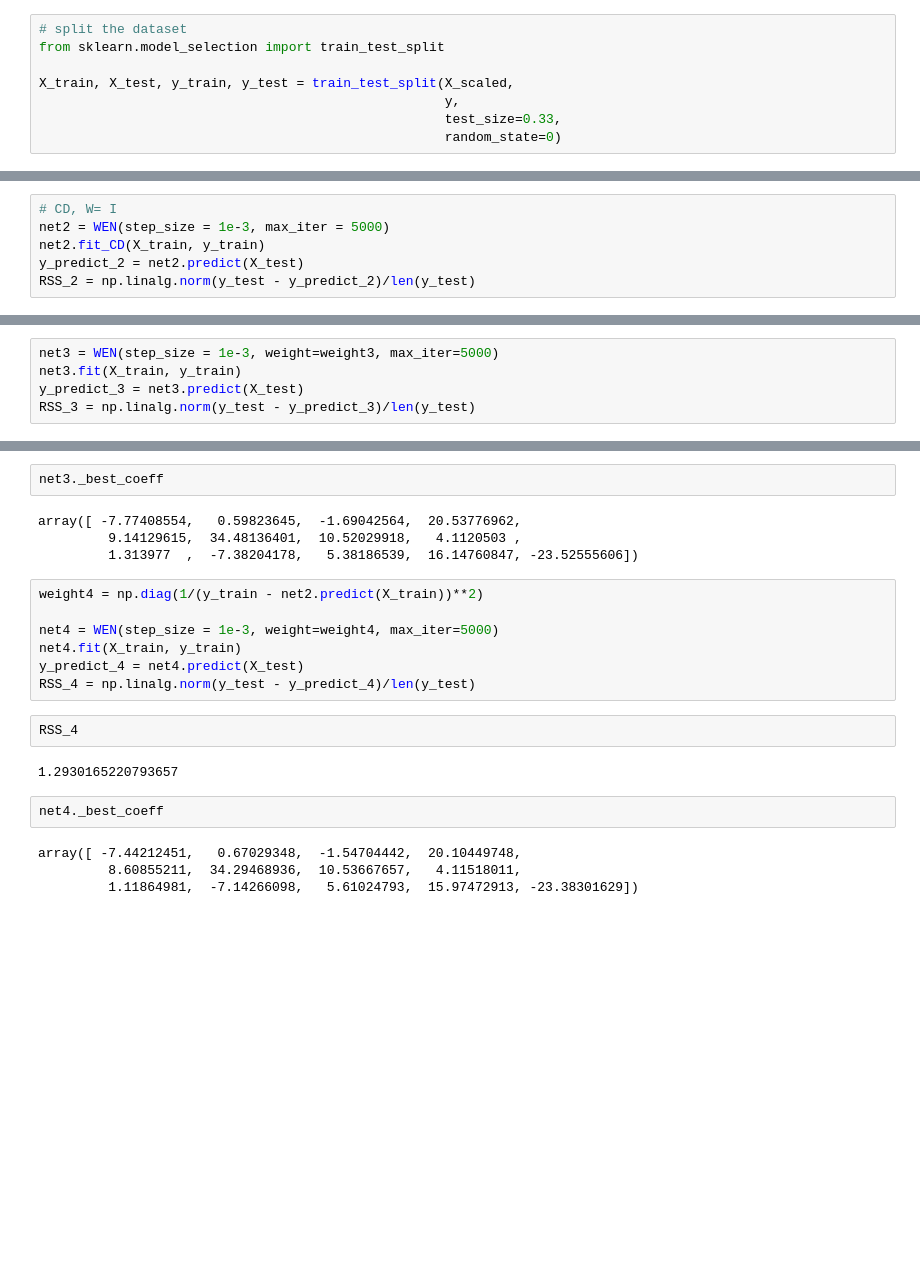
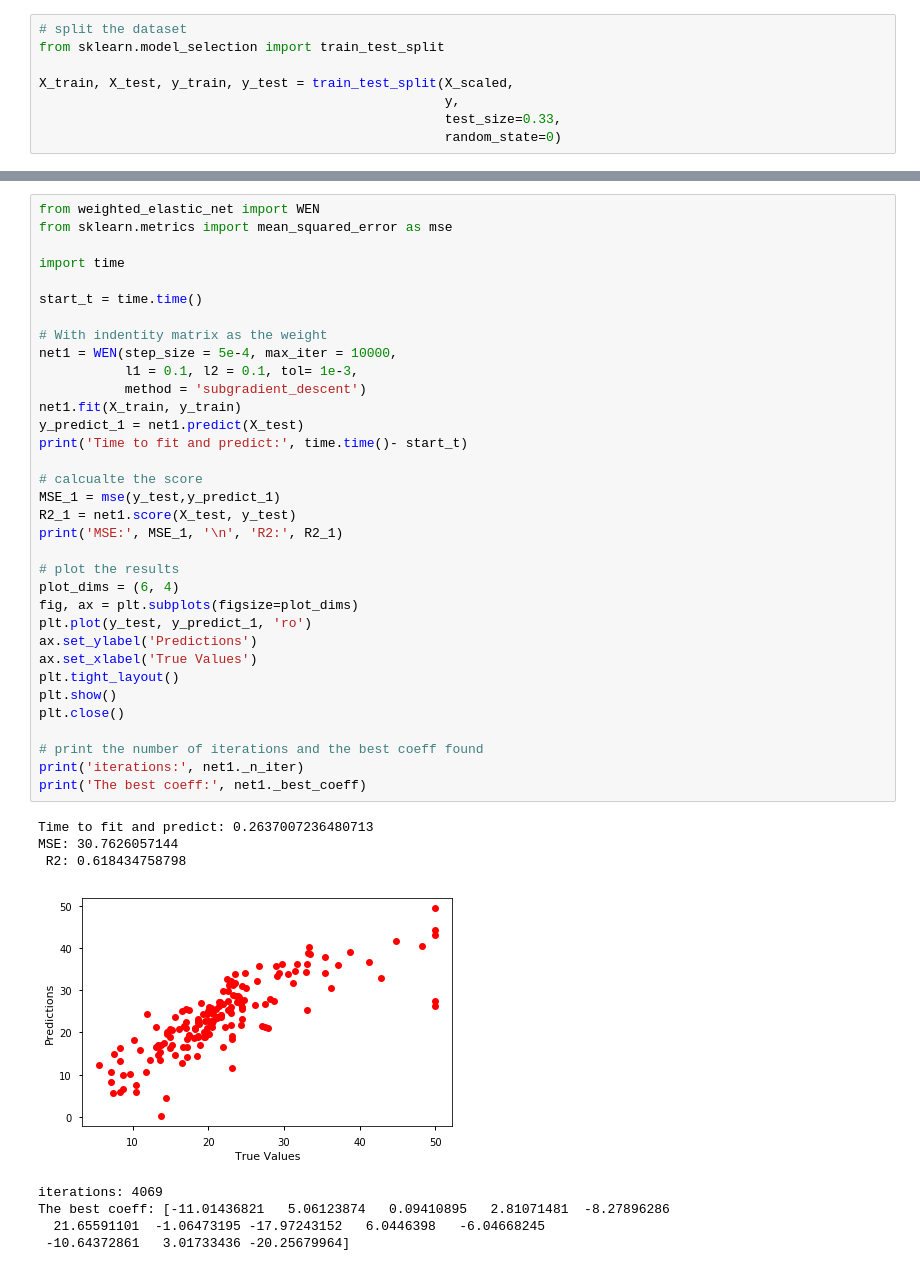
Before and after one commit to OrangeWong/weighted_elastic_net, a Jupyter notebook: Weighted_elastic_net.ipynb, the cells around one changed output, grey strips where cells are left out. Drawn from its saved outputs; the diff is of its cells as text; blank space fills up the shorter version.

Commit message:
Feat: Update the jupyter notebook to test the GridSearchCV of WEN() class.

```diff
--- a/Weighted_elastic_net.ipynb
+++ b/Weighted_elastic_net.ipynb
@@ -65,6 +66,0 @@ RSS_1 = np.linalg.norm(y_test - y_predict_1)/len(y_test)
-# %%
-# CD, W= I
-net2 = WEN(step_size = 1e-3, max_iter = 5000)
-net2.fit_CD(X_train, y_train)
-y_predict_2 = net2.predict(X_test)
-RSS_2 = np.linalg.norm(y_test - y_predict_2)/len(y_test)
@@ -91,5 +66,0 @@ weight3 = np.diag(1/(y_train - net1.predict(X_train))**2)
-# %%
-net3 = WEN(step_size = 1e-3, weight=weight3, max_iter=5000)
-net3.fit(X_train, y_train)
-y_predict_3 = net3.predict(X_test)
-RSS_3 = np.linalg.norm(y_test - y_predict_3)/len(y_test)
@@ -100,23 +67,43 @@ RSS_3
-# %%
-net3._best_coeff
-# %% [output]
-array([ -7.77408554,   0.59823645,  -1.69042564,  20.53776962,
-         9.14129615,  34.48136401,  10.52029918,   4.1120503 ,
-         1.313977  ,  -7.38204178,   5.38186539,  16.14760847, -23.52555606])
-# %%
-weight4 = np.diag(1/(y_train - net2.predict(X_train))**2)
-
-net4 = WEN(step_size = 1e-3, weight=weight4, max_iter=5000)
-net4.fit(X_train, y_train)
-y_predict_4 = net4.predict(X_test)
-RSS_4 = np.linalg.norm(y_test - y_predict_4)/len(y_test)
-# %%
-RSS_4
-# %% [output]
-1.2930165220793657
-# %%
-net4._best_coeff
-# %% [output]
-array([ -7.44212451,   0.67029348,  -1.54704442,  20.10449748,
-         8.60855211,  34.29468936,  10.53667657,   4.11518011,
-         1.11864981,  -7.14266098,   5.61024793,  15.97472913, -23.38301629])
+# %%
+from weighted_elastic_net import WEN
+from sklearn.metrics import mean_squared_error as mse
+
+import time
+
+start_t = time.time()
+
+# With indentity matrix as the weight
+net1 = WEN(step_size = 5e-4, max_iter = 10000,
+           l1 = 0.1, l2 = 0.1, tol= 1e-3,
+           method = 'subgradient_descent')
+net1.fit(X_train, y_train)
+y_predict_1 = net1.predict(X_test)
+print('Time to fit and predict:', time.time()- start_t)
+
+# calcualte the score
+MSE_1 = mse(y_test,y_predict_1)
+R2_1 = net1.score(X_test, y_test)
+print('MSE:', MSE_1, '\n', 'R2:', R2_1)
+
+# plot the results
+plot_dims = (6, 4)
+fig, ax = plt.subplots(figsize=plot_dims)
+plt.plot(y_test, y_predict_1, 'ro')
+ax.set_ylabel('Predictions')
+ax.set_xlabel('True Values')
+plt.tight_layout()
+plt.show()
+plt.close()
+
+# print the number of iterations and the best coeff found
+print('iterations:', net1._n_iter)
+print('The best coeff:', net1._best_coeff)
+# %% [output]
+Time to fit and predict: 0.2637007236480713
+MSE: 30.7626057144
+ R2: 0.618434758798
+[figure, added]
+iterations: 4069
+The best coeff: [-11.01436821   5.06123874   0.09410895   2.81071481  -8.27896286
+  21.65591101  -1.06473195 -17.97243152   6.0446398   -6.04668245
+ -10.64372861   3.01733436 -20.25679964]
```
Also changed, not shown: parts of 25 cells of this notebook.
